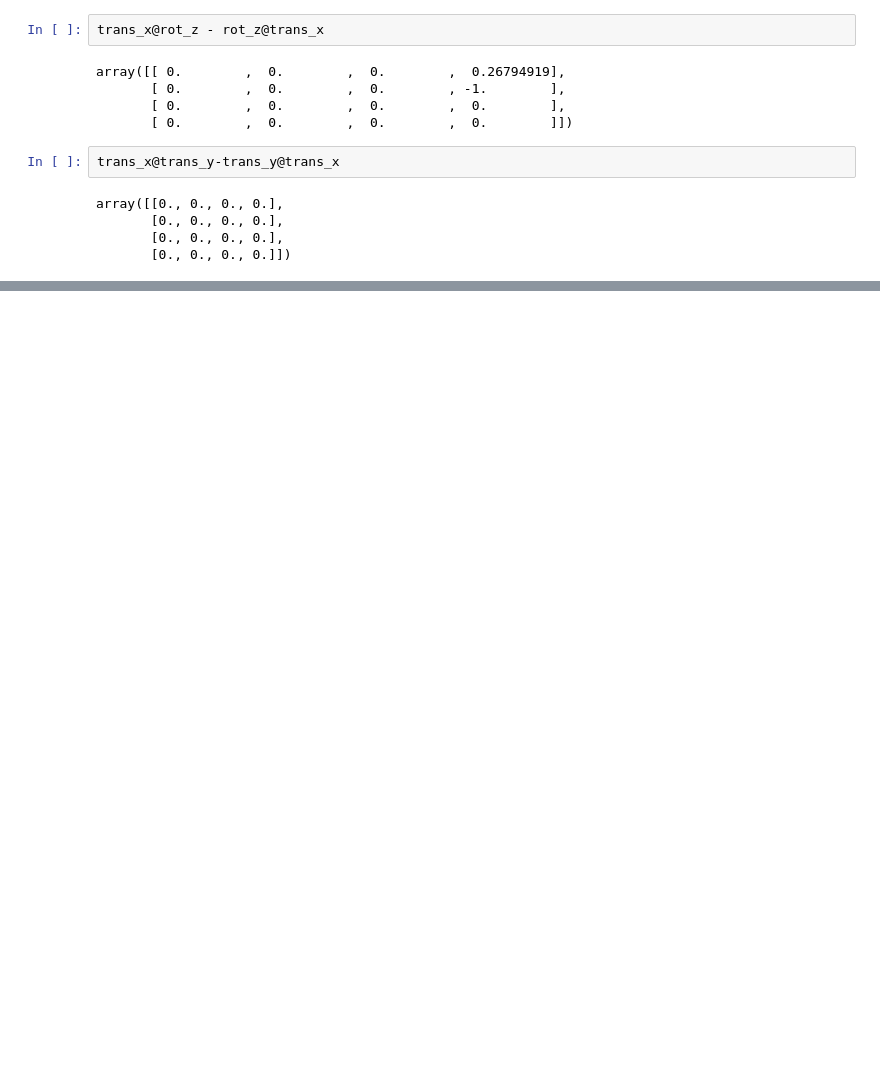
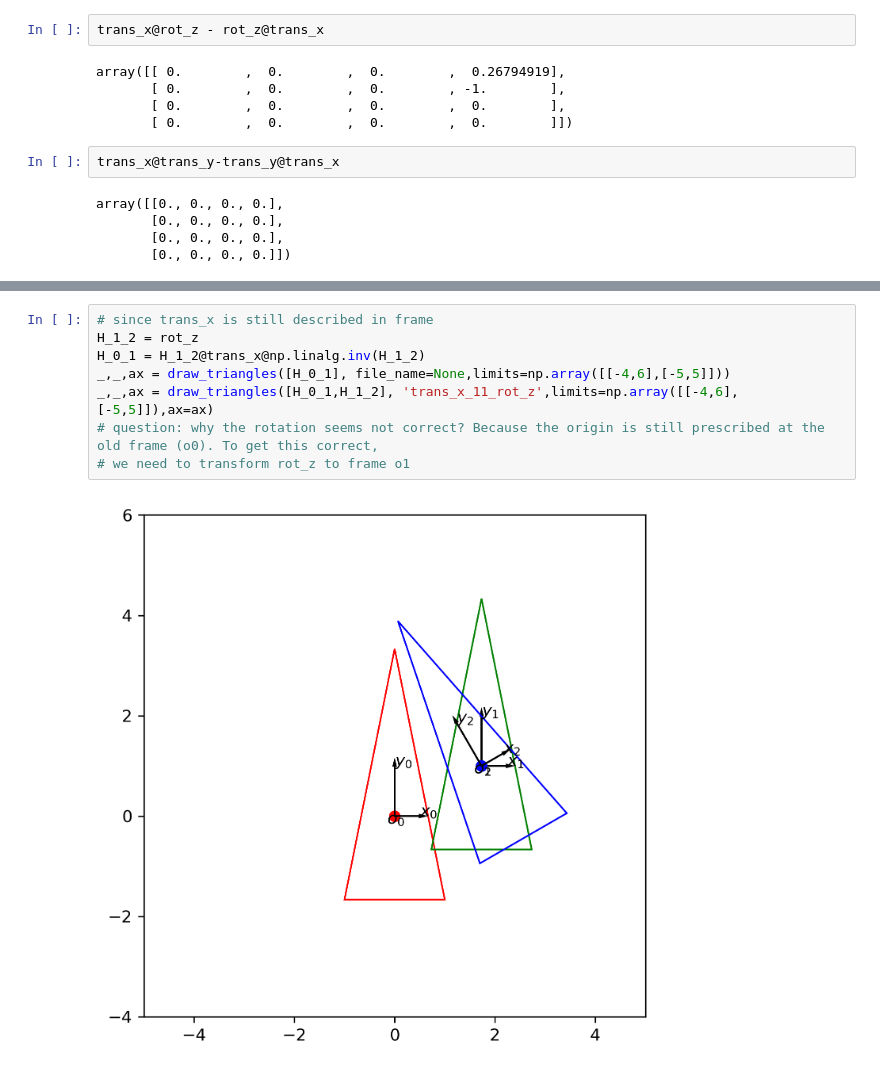
Before and after one commit to CIE-KFUPM/Rigid_Body, a Jupyter notebook: notebooks/transformations_example.ipynb, the cells around one changed output, grey strips where cells are left out. Cells and saved outputs as stored; diff of their text form; blank space fills up the shorter version.

Commit message:
fix transformation_example bugs

```diff
--- a/notebooks/transformations_example.ipynb
+++ b/notebooks/transformations_example.ipynb
@@ -154,0 +203,10 @@ draw_triangles([trans_y,rot_z,trans_y_inv,trans_y],'trans_y_trans_y_inv_rot_z_tr
+# %%
+# since trans_x is still described in frame
+H_1_2 = rot_z
+H_0_1 = H_1_2@trans_x@np.linalg.inv(H_1_2)
+_,_,ax = draw_triangles([H_0_1], file_name=None,limits=np.array([[-4,6],[-5,5]]))
+_,_,ax = draw_triangles([H_0_1,H_1_2], 'trans_x_11_rot_z',limits=np.array([[-4,6],[-5,5]]),ax=ax)
+# question: why the rotation seems not correct? Because the origin is still prescribed at the old frame (o0). To get this correct,
+# we need to transform rot_z to frame o1
+# %% [output]
+[figure, added]
```
Also changed, not shown: parts of 14 cells of this notebook.
